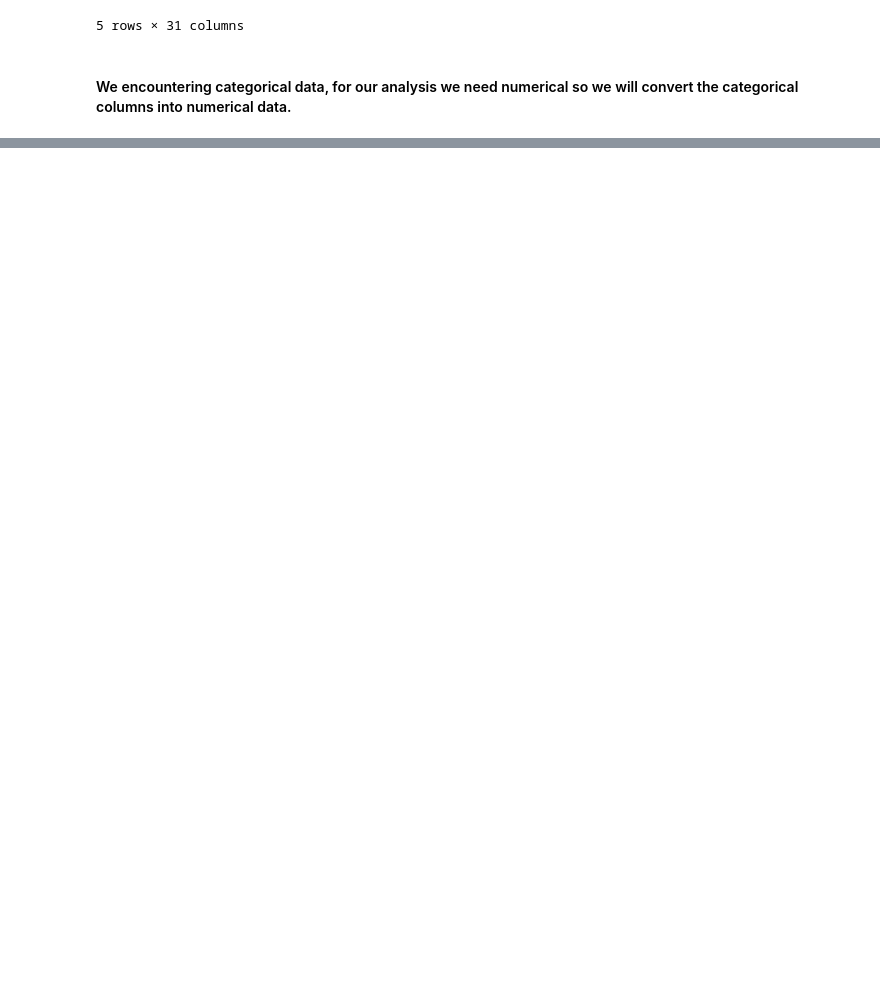
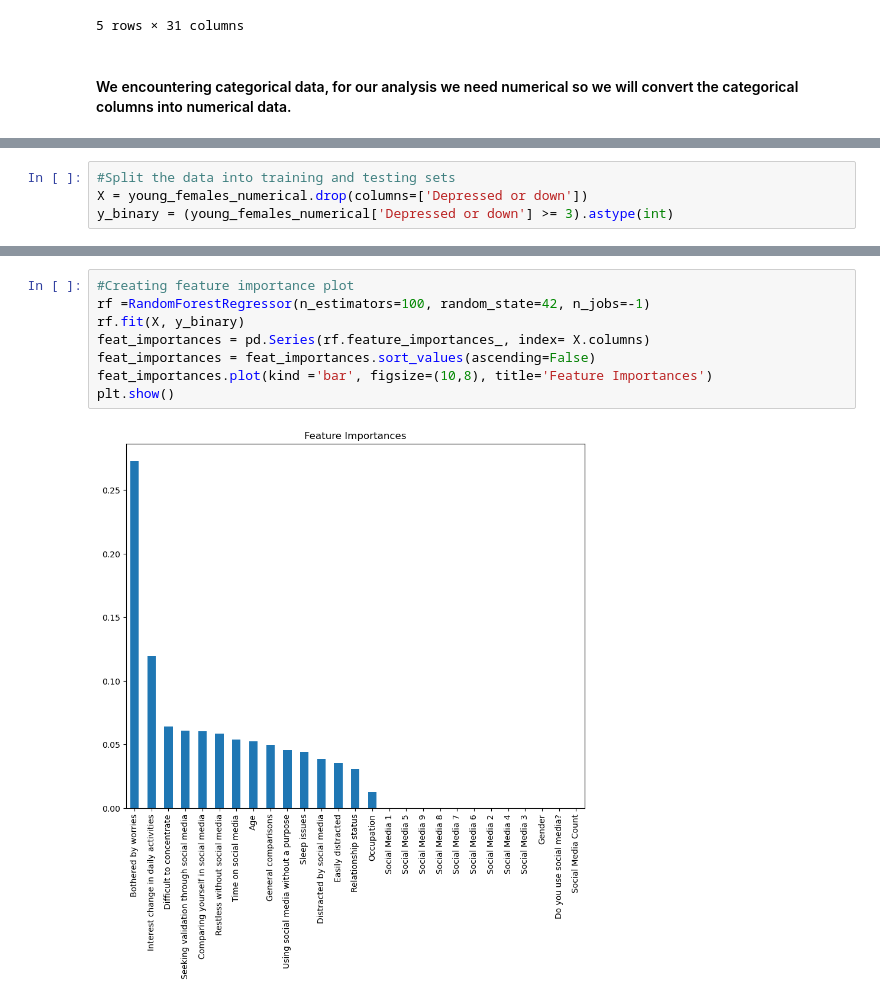
Before and after one commit to ilsecaher/MSDS640-Data-Cleaning, a Jupyter notebook: Social Media Impact.ipynb, the cells around one changed output, grey strips where cells are left out. Cells and saved outputs as stored; diff of their text form; blank space fills up the shorter version.

```diff
--- a/Social Media Impact.ipynb
+++ b/Social Media Impact.ipynb
@@ -223,0 +345,4 @@ df_clean.head(5)
+# %%
+#Split the data into training and testing sets
+X = young_females_numerical.drop(columns=['Depressed or down'])
+y_binary = (young_females_numerical['Depressed or down'] >= 3).astype(int)
@@ -223,0 +352,10 @@ df_clean.head(5)
+# %%
+#Creating feature importance plot
+rf =RandomForestRegressor(n_estimators=100, random_state=42, n_jobs=-1)
+rf.fit(X, y_binary)
+feat_importances = pd.Series(rf.feature_importances_, index= X.columns)
+feat_importances = feat_importances.sort_values(ascending=False)
+feat_importances.plot(kind ='bar', figsize=(10,8), title='Feature Importances')
+plt.show()
+# %% [output]
+[figure, added]
```
Also changed, not shown: parts of 24 cells of this notebook.
